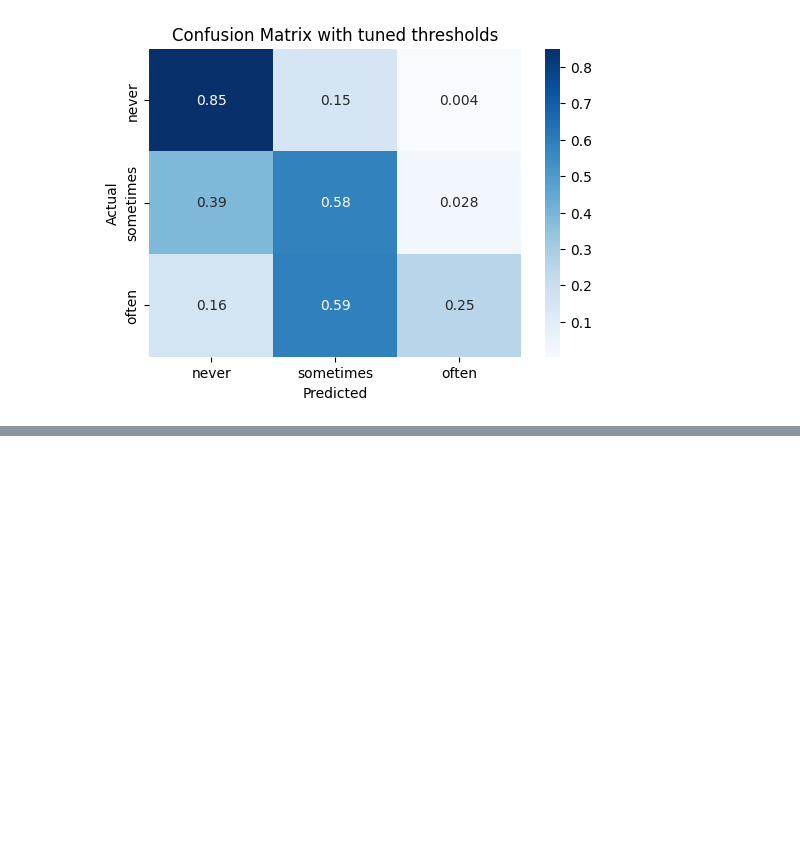
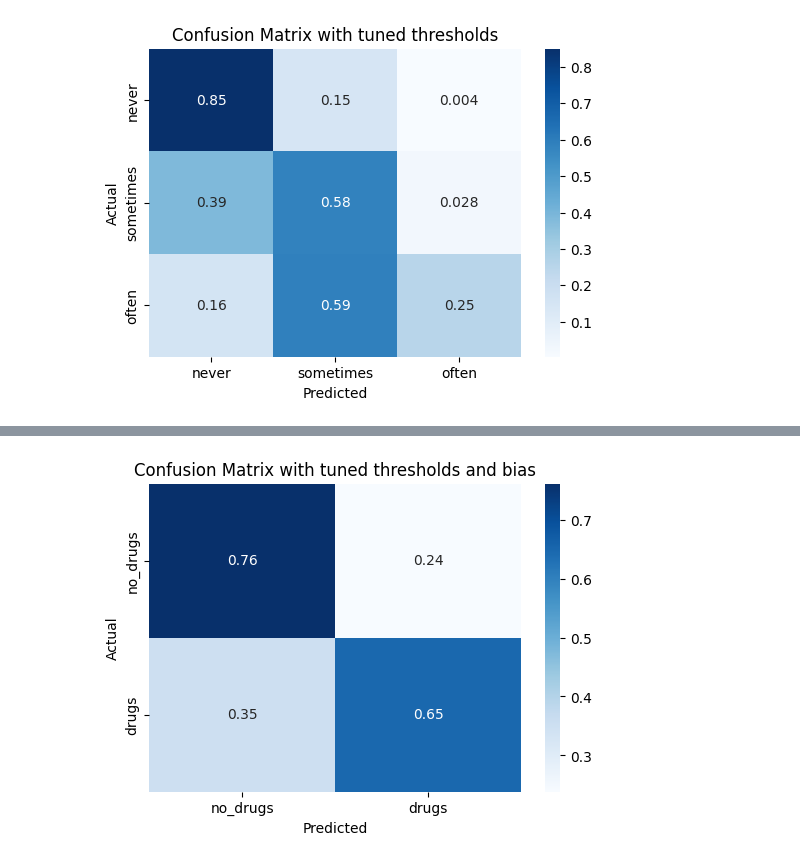
Before and after one commit to VasStach/OKCupid-Date-A-Scientist, a Jupyter notebook: date-a-scientist.ipynb, the cells around one changed output, grey strips where cells are left out. Cells and saved outputs as stored; diff of their text form; code cells hidden in the pictures; blank space fills up the shorter version.

```diff
--- a/date-a-scientist.ipynb
+++ b/date-a-scientist.ipynb
@@ -320,0 +414,17 @@ weighted avg       0.80      0.58      0.65      9174
+# %%
+labels_binary = (labels != 0)
+x_train, x_test, y_train, y_test = train_test_split(features, labels_binary, test_size=.2, random_state=21)
+# %%
+dtree = DecisionTreeClassifier(class_weight="balanced", max_depth=10, random_state=10)
+dtree.fit(x_train, y_train)
+tree_text = tree.export_text(dtree, feature_names=list(x_train.columns))
+
+cm = confusion_matrix(y_test, dtree.predict(x_test), normalize="true")
+plt.figure(figsize=(6, 4))
+sns.heatmap(cm, annot=True, fmt='.2g', cmap='Blues', xticklabels=["no_drugs", "drugs"], yticklabels=["no_drugs", "drugs"])
+plt.xlabel('Predicted')
+plt.ylabel('Actual')
+plt.title('Confusion Matrix with tuned thresholds and bias')
+plt.show()
+# %% [output]
+[figure, added]
```
Also changed, not shown: parts of 17 cells of this notebook, 2 other files.
